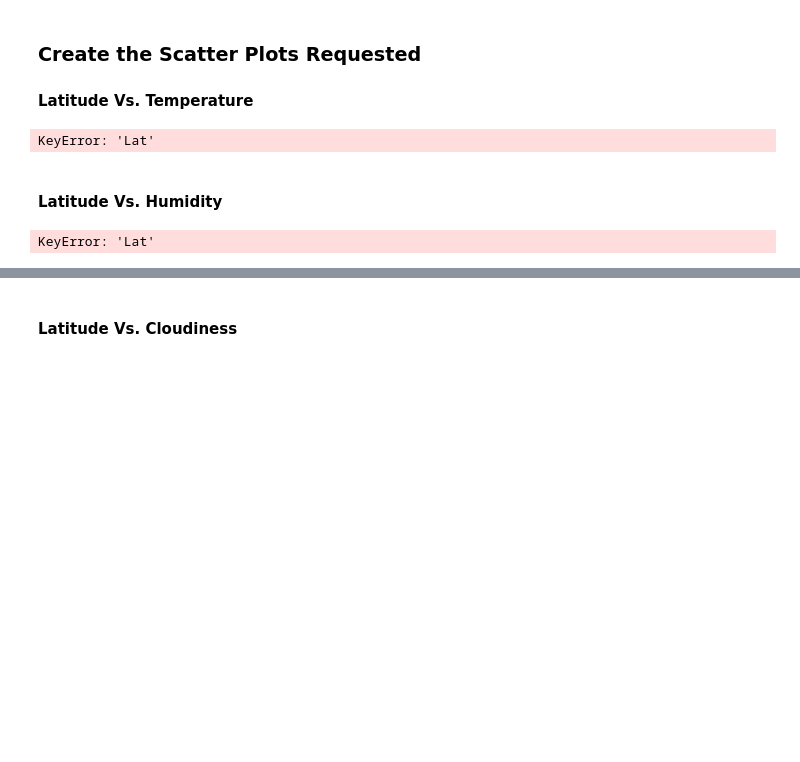
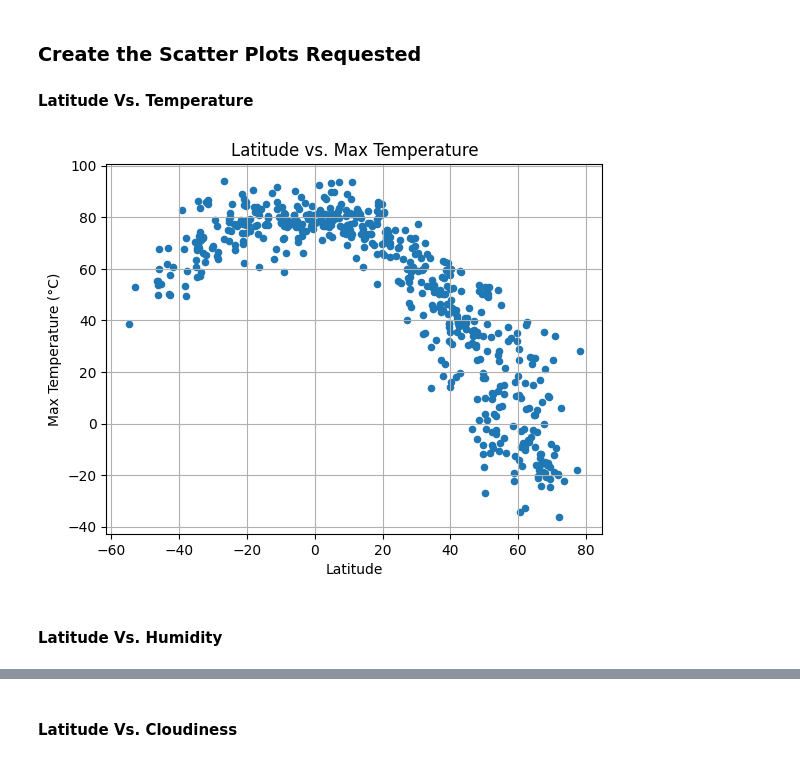
Before and after one commit to stharshine/python-api-challenge, a Jupyter notebook: WeatherPy/WeatherPy.ipynb, the cells around one changed output, grey strips where cells are left out. Drawn from its saved outputs; the diff is of its cells as text; code cells hidden in the pictures; blank space fills up the shorter version.

```diff
--- a/WeatherPy/WeatherPy.ipynb
+++ b/WeatherPy/WeatherPy.ipynb
@@ -182,44 +207,18 @@ city_data_df.head()
 ### Create the Scatter Plots Requested
 
 #### Latitude Vs. Temperature
-# %%
-# Build scatter plot for latitude vs. temperature
-plt.scatter(city_data_df["Lat"],city_data_df["Max Temp"],edgecolors="black",facecolors="skyblue")
-
-# Incorporate the other graph properties.
-plt.title("City Latitude vs. Max Temperature (01/07/19)")
-plt.xlabel("Latitude")
-plt.ylabel("Max Temperature (F)")
-plt.grid (b=True,which="major",axis="both",linestyle="-",color="lightgrey")
-
-# Save the figure
-plt.savefig("output_data/Fig1.png")
-
-# Show plot
-plt.show()
-# %% [output]
-KeyError: 'Lat'
+# %%
+# Plot the scatter plot that shows the relation between latitude and max temperature
+cleaned_city_df.plot(kind='scatter', x='Latitude', y='Max Temperature (°C)',
+                     title=f'Latitude vs. Max Temperature')
+
+
+plt.grid()
+# Save the figure
+plt.savefig("output_data/Lat Vs Temp Plot.png")
+# Show plot
+plt.show()
+# %% [output]
+[figure, added]
 # %% [markdown]
 #### Latitude Vs. Humidity
-# %%
-# Build the scatter plots for latitude vs. humidity
-plt.scatter(city_data_df["Lat"],city_data_df["Humidity"],edgecolors="black",facecolors="skyblue")
-
-
-# Incorporate the other graph properties
-
-plt.title("City Latitude vs. Humidity (01/07/19)")
-plt.xlabel("Latitude")
-plt.ylabel("Humidity (%)")
-plt.ylim(15,105)
-plt.grid (b=True,which="major",axis="both",linestyle="-",color="lightgrey")
-
-
-
-# Save the figure
-plt.savefig("output_data/Fig2.png")
-
-# Show plot
-plt.show()
-# %% [output]
-KeyError: 'Lat'
```
Also changed, not shown: parts of 32 cells of this notebook, 12 other files.
